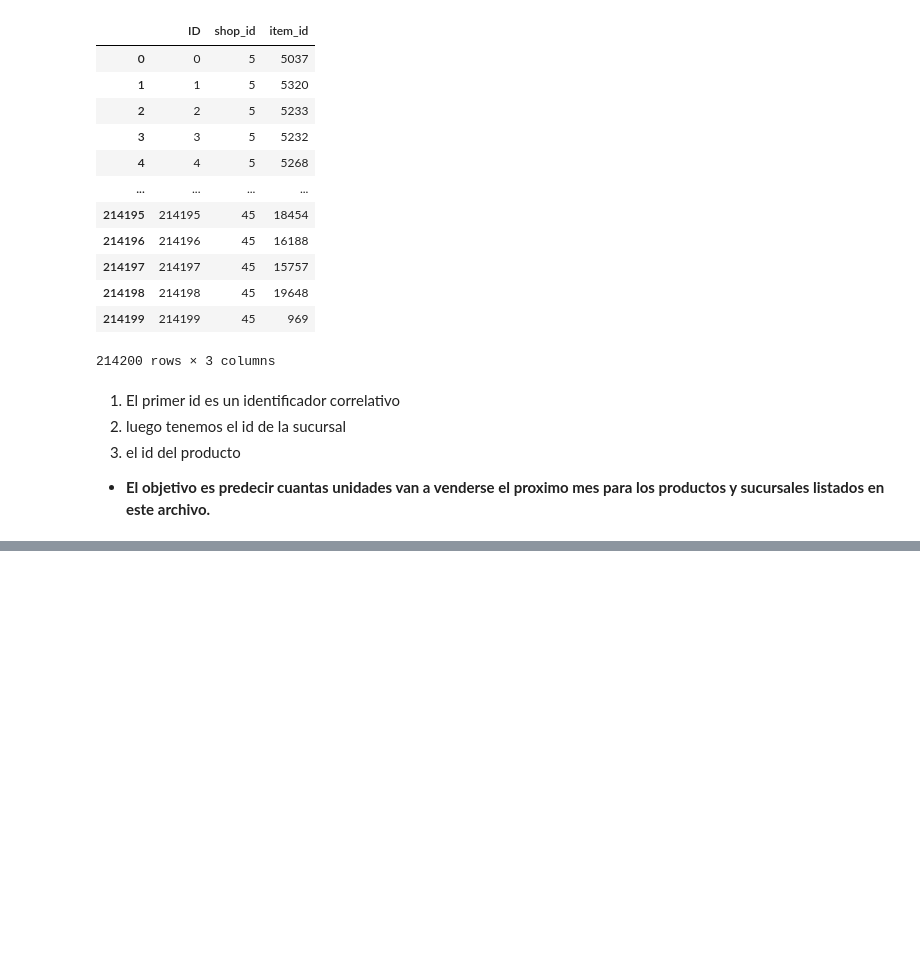
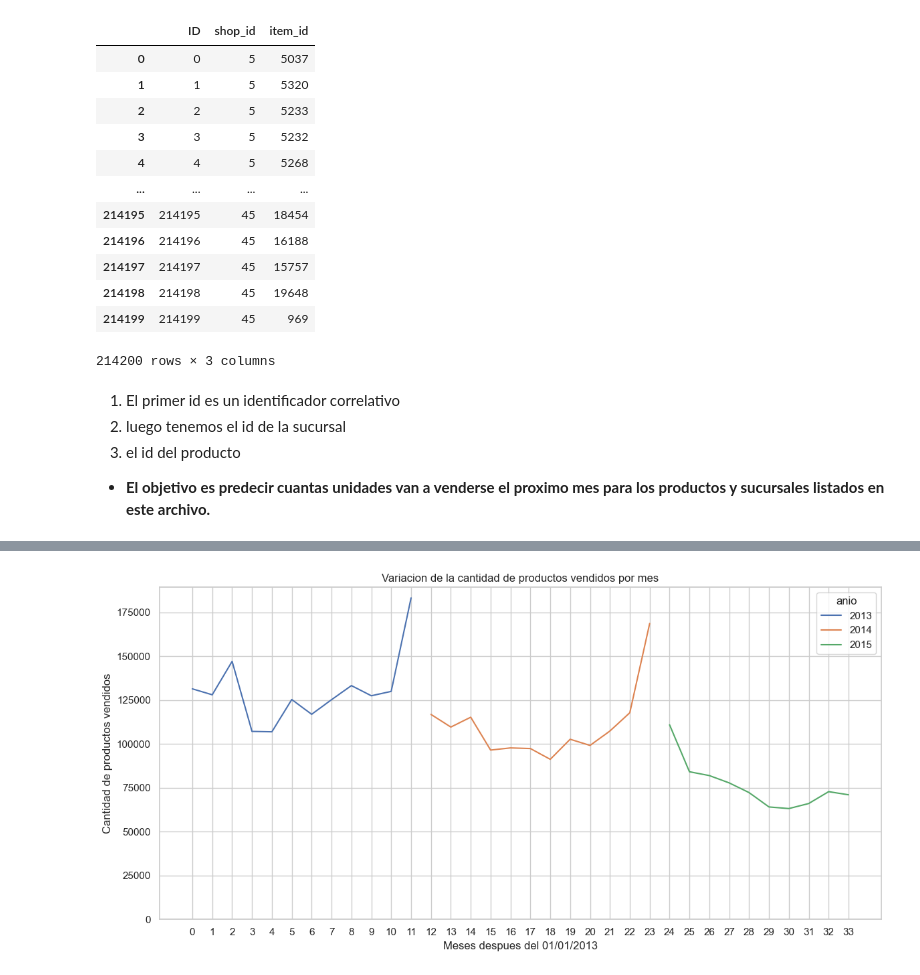
Before and after one commit to agpelliciari/TP2-Organizacion-De-Datos, a Jupyter notebook: TP2.ipynb, the cells around one changed output, grey strips where cells are left out. Drawn from its saved outputs; the diff is of its cells as text; code cells hidden in the pictures; blank space fills up the shorter version.

```diff
--- a/TP2.ipynb
+++ b/TP2.ipynb
@@ -111,0 +211,26 @@ test
+# %%
+# Límites de los intervalos: <30, 30-90, 90-180, >180
+bins = [0, 12, 24, 34]
+
+# Definir las etiquetas para los intervalos
+labels = ['2013', '2014', '2015']
+
+# Agrupar los datos por la columna 'purchase_lead' en los intervalos especificados
+ventas_totales_por_mes['anio'] = pd.cut(ventas_totales_por_mes['date_block_num'], bins=bins, labels=labels, right=False)
+# %%
+plt.figure(figsize=(12, 6))
+
+sns.lineplot(data=ventas_totales_por_mes, x="date_block_num", y="item_cnt_day", hue="anio")
+
+plt.title('Variacion de la cantidad de productos vendidos por mes')
+
+plt.xlabel('Meses despues del 01/01/2013')
+plt.xticks(ventas_totales_por_mes['date_block_num'])
+
+plt.ylabel('Cantidad de productos vendidos')
+plt.ylim(0)
+
+plt.tight_layout()
+plt.show()
+# %% [output]
+[figure, added]
```
Also changed, not shown: parts of 18 cells of this notebook.
